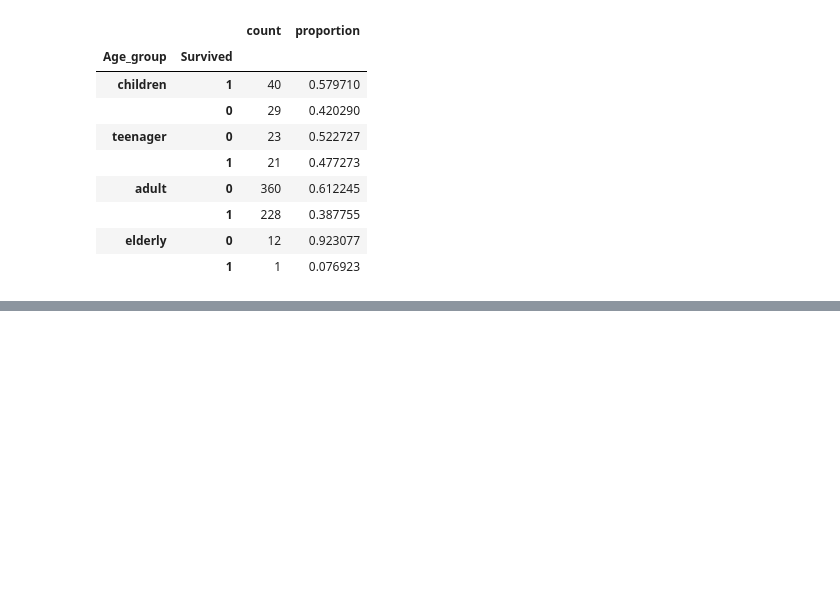
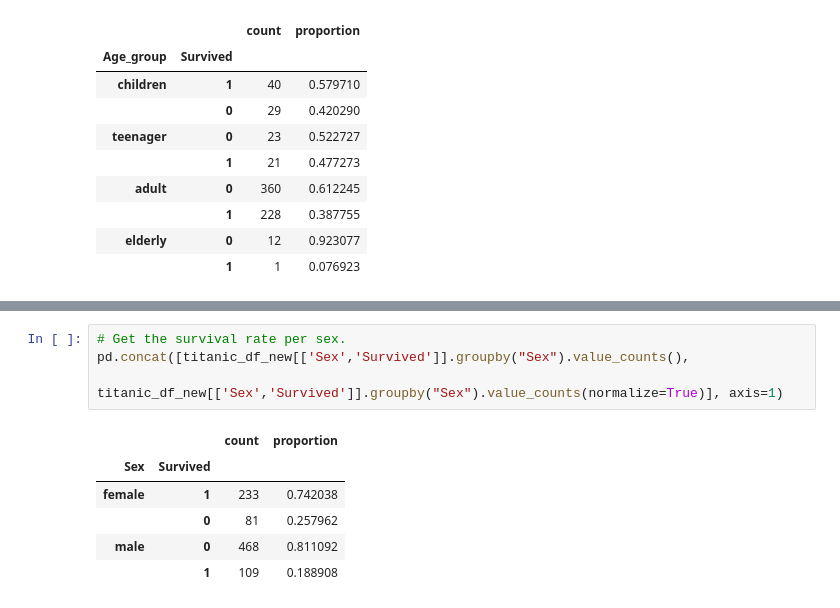
Before and after one commit to Tropaxio/Titanic-Survival-Project, a Jupyter notebook: notebooks/eda.ipynb, the cells around one changed output, grey strips where cells are left out. Drawn from its saved outputs; the diff is of its cells as text; blank space fills up the shorter version.

```diff
--- a/notebooks/eda.ipynb
+++ b/notebooks/eda.ipynb
@@ -114,0 +131,11 @@ pd.concat([titanic_df_new[['Age_group','Survived']].groupby("Age_group").value_c
+# %%
+# Get the survival rate per sex.
+pd.concat([titanic_df_new[['Sex','Survived']].groupby("Sex").value_counts(),
+           titanic_df_new[['Sex','Survived']].groupby("Sex").value_counts(normalize=True)], axis=1)
+# %% [output]
+|  |  | count | proportion |
+| Sex | Survived |  |  |
+| female | 1 | 233 | 0.742038 |
+|  | 0 | 81 | 0.257962 |
+| male | 0 | 468 | 0.811092 |
+|  | 1 | 109 | 0.188908 |
```
Also changed, not shown: parts of 3 cells of this notebook, 2 other files.
